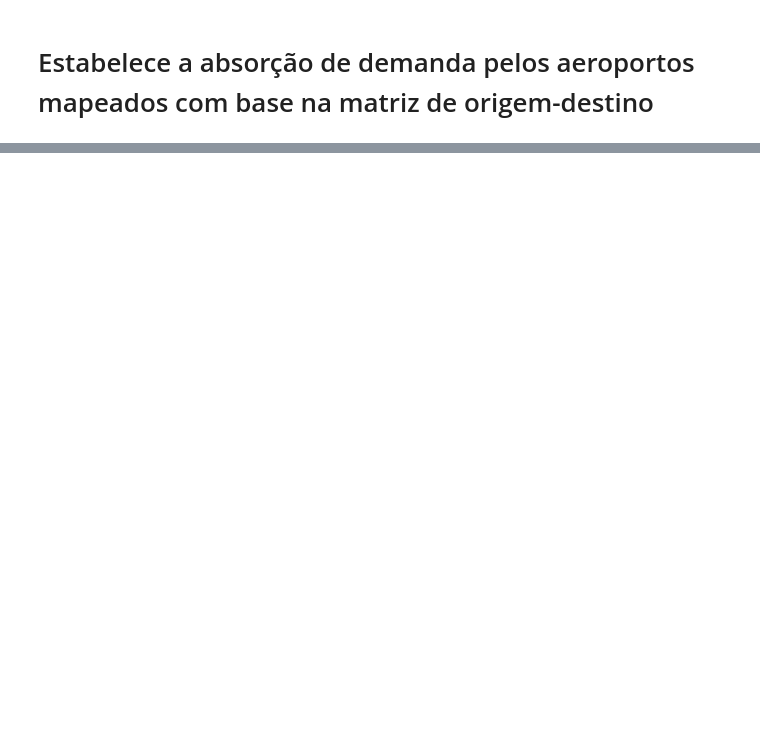
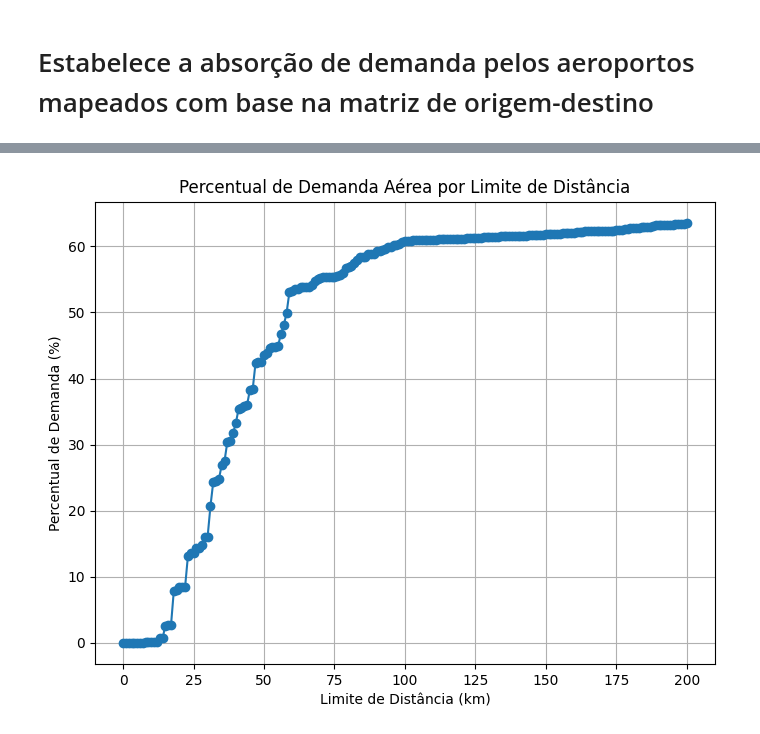
Before and after one commit to EC-Projetos/PIA01_EVTEAPIAR, a Jupyter notebook: absorcao_demanda/absorcao_demanda_piar.ipynb, the cells around one changed output, grey strips where cells are left out. Drawn from its saved outputs; the diff is of its cells as text; code cells hidden in the pictures; blank space fills up the shorter version.

Commit message:
Atualiza para a versão final da projeção

```diff
--- a/absorcao_demanda/absorcao_demanda_piar.ipynb
+++ b/absorcao_demanda/absorcao_demanda_piar.ipynb
@@ -109,0 +251,55 @@ rota_b_cenario_2 = rotas['rota_b_cenario_2']
+# %%
+def adicionar_dados_matriz_od(rotas_expandidas, matriz_od_piar):
+    # Renomeando a coluna 'distancia' em matriz_od_piar para 'distancia_mun'
+    matriz_od_piar_renomeada = matriz_od_piar.rename(columns={'distancia': 'distancia_mun_mun'})
+
+    # Fazendo o merge com base em mun_origem e mun_destino
+    rotas_atualizadas = pd.merge(
+        rotas_expandidas,
+        matriz_od_piar_renomeada[['mun_origem', 'mun_destino', 'distancia_mun_mun', 'demanda_total_previsto',
+                                  'share_aero_previsto', 'demanda_aerea_previsto']],
+        on=['mun_origem', 'mun_destino'],
+        how='left'
+    )
+
+    return rotas_atualizadas
+
+# Atualizando o DataFrame rotas_expandidas com os dados de matriz_od_piar
+matriz_od_piar_revisado = adicionar_dados_matriz_od(rotas_expandidas, matriz_od_piar)
+# %%
+import matplotlib.pyplot as plt
+
+# Definição dos valores globais
+INICIO = 0
+FIM = 200
+PASSO = 1
+
+def gerar_grafico_percentual_demanda_proximidade(matriz_od):
+    # Definição da função para calcular o percentual
+    def calcular_percentual_demanda(matriz_od, limite_distancia):
+        demanda_total = matriz_od['demanda_aerea_previsto'].sum()
+        demanda_filtrada = matriz_od[matriz_od['distancia_mun_mun'] <= limite_distancia]['demanda_aerea_previsto'].sum()
+        percentual = (demanda_filtrada / demanda_total) * 100 if demanda_total > 0 else 0
+        return percentual
+
+    # Intervalos de limite de distância
+    limites_distancia = range(INICIO, FIM + 1, PASSO)
+
+    # Calculando percentuais para cada limite de distância
+    percentuais_demanda = [calcular_percentual_demanda(matriz_od, limite) for limite in limites_distancia]
+
+    # Plotando o gráfico
+    plt.figure(figsize=(8, 6))
+    plt.plot(limites_distancia, percentuais_demanda, marker='o', linestyle='-')
+    plt.title('Percentual de Demanda Aérea por Limite de Distância')
+    plt.xlabel('Limite de Distância (km)')
+    plt.ylabel('Percentual de Demanda (%)')
+    plt.grid()
+
+    # Exibir o gráfico
+    plt.show()
+
+# Chamada da função
+gerar_grafico_percentual_demanda_proximidade(matriz_od_piar_revisado)
+# %% [output]
+[figure, added]
```
Also changed, not shown: parts of 21 cells of this notebook, 7 other files.
